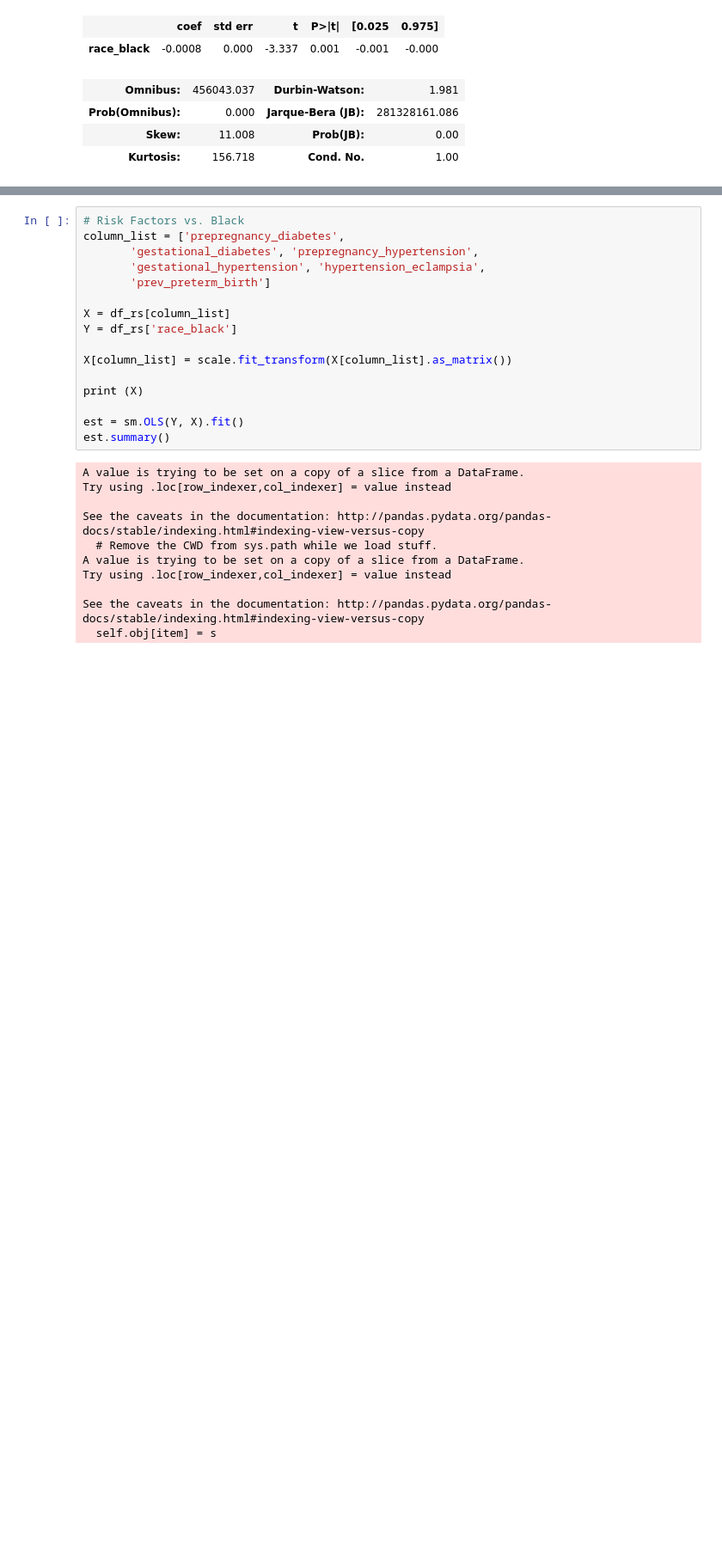
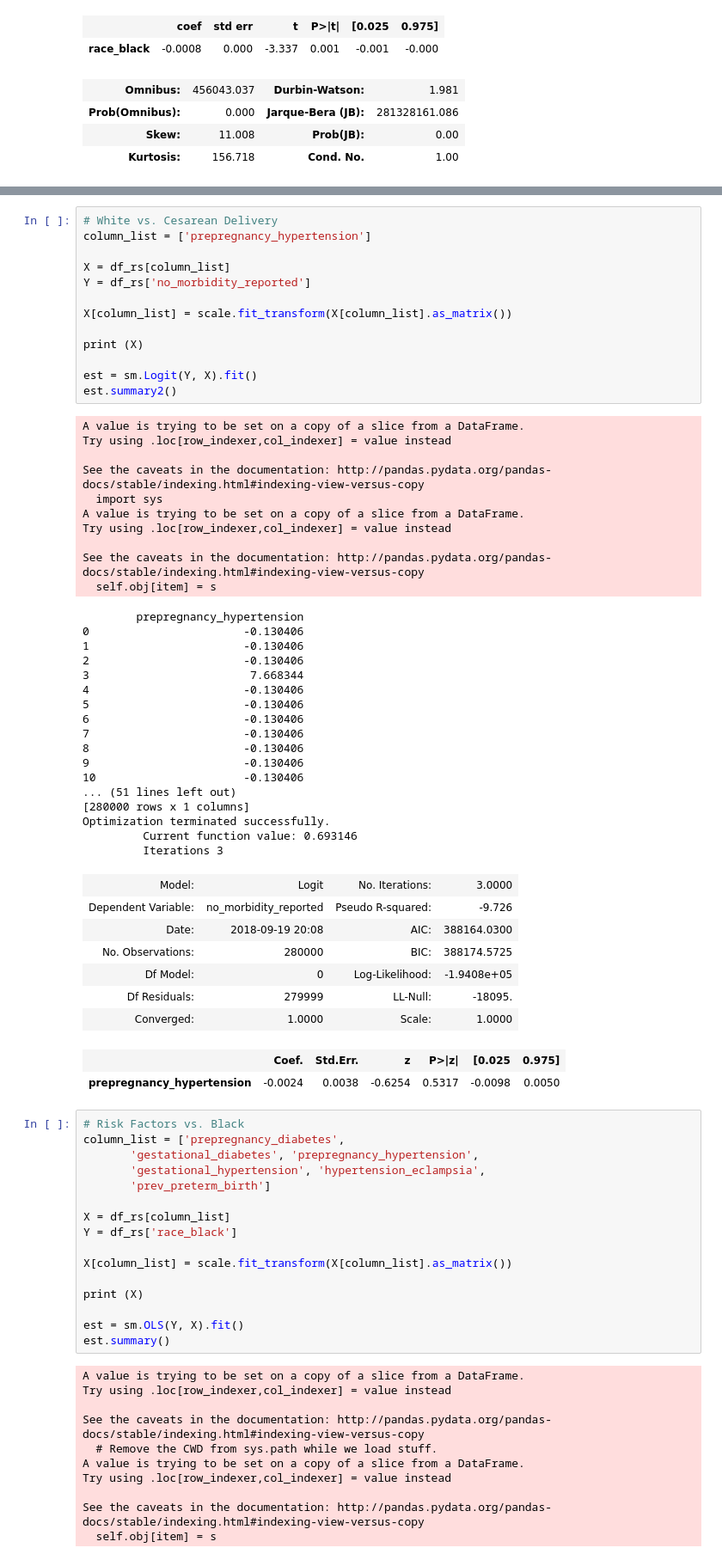
Before and after one commit to smjedael/maternal_healthcare, a Jupyter notebook: RegressionAnalysis.ipynb, the cells around one changed output, grey strips where cells are left out. Shown: that part at 86% size. Cells and saved outputs as stored; diff of their text form; blank space fills up the shorter version.

```diff
--- a/RegressionAnalysis.ipynb
+++ b/RegressionAnalysis.ipynb
@@ -1079,3 +1073,53 @@ OLS Regression Results
+# %%
+# White vs. Cesarean Delivery
+column_list = ['prepregnancy_hypertension']
+
+X = df_rs[column_list]
+Y = df_rs['no_morbidity_reported']
+
+X[column_list] = scale.fit_transform(X[column_list].as_matrix())
+
+print (X)
+
+est = sm.Logit(Y, X).fit()
+est.summary2()
+# %% [output]
+A value is trying to be set on a copy of a slice from a DataFrame.
+Try using .loc[row_indexer,col_indexer] = value instead
+
+See the caveats in the documentation: http://pandas.pydata.org/pandas-docs/stable/indexing.html#indexing-view-versus-copy
+  import sys
+A value is trying to be set on a copy of a slice from a DataFrame.
+Try using .loc[row_indexer,col_indexer] = value instead
+
+See the caveats in the documentation: http://pandas.pydata.org/pandas-docs/stable/indexing.html#indexing-view-versus-copy
+  self.obj[item] = s
+        prepregnancy_hypertension
+0                       -0.130406
+1                       -0.130406
+2                       -0.130406
+3                        7.668344
+4                       -0.130406
+5                       -0.130406
+6                       -0.130406
+7                       -0.130406
+8                       -0.130406
+9                       -0.130406
+10                      -0.130406
+... (51 lines left out)
+[280000 rows x 1 columns]
+Optimization terminated successfully.
+         Current function value: 0.693146
+         Iterations 3
+| Model: | Logit | No. Iterations: | 3.0000 |
+| Dependent Variable: | no_morbidity_reported | Pseudo R-squared: | -9.726 |
+| Date: | 2018-09-19 20:08 | AIC: | 388164.0300 |
+| No. Observations: | 280000 | BIC: | 388174.5725 |
+| Df Model: | 0 | Log-Likelihood: | -1.9408e+05 |
+| Df Residuals: | 279999 | LL-Null: | -18095. |
+| Converged: | 1.0000 | Scale: | 1.0000 |
+|  | Coef. | Std.Err. | z | P>|z| | [0.025 | 0.975] |
+| prepregnancy_hypertension | -0.0024 | 0.0038 | -0.6254 | 0.5317 | -0.0098 | 0.0050 |
 # %%
 # Risk Factors vs. Black
 column_list = ['prepregnancy_diabetes',
```
Also changed, not shown: parts of 3 cells of this notebook, 3 other files.
